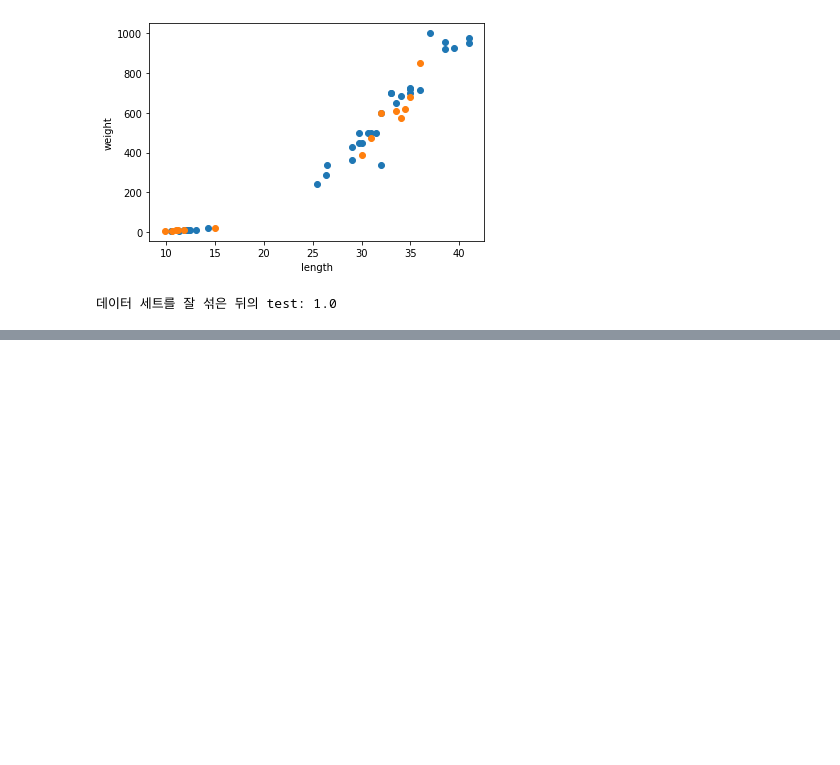
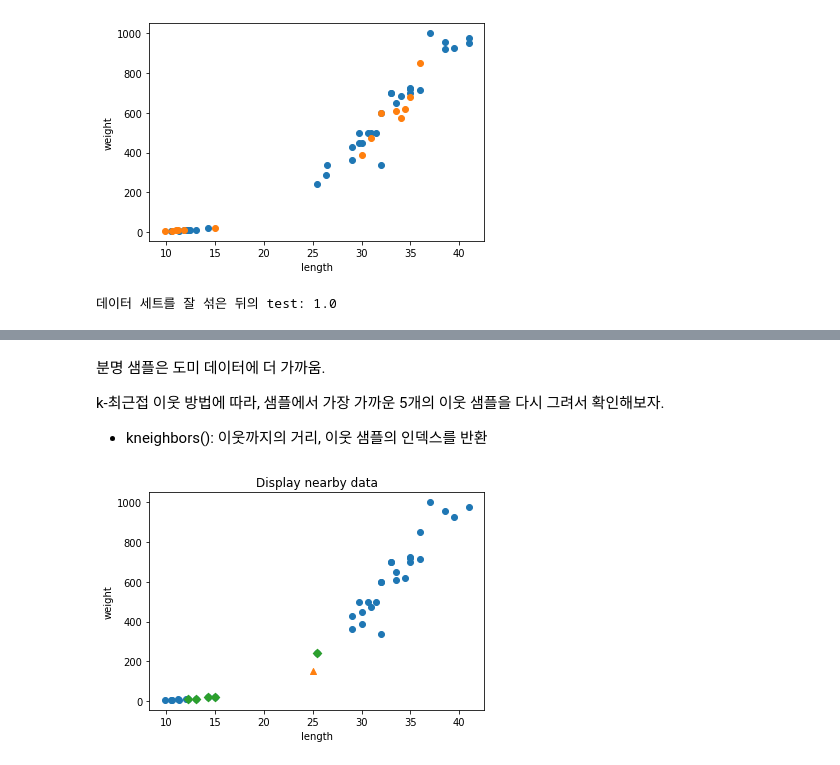
Before and after one commit to 5jisoo/ML-DL-Study, a Jupyter notebook: Chap02.ipynb, the cells around one changed output, grey strips where cells are left out. Cells and saved outputs as stored; diff of their text form; code cells hidden in the pictures; blank space fills up the shorter version.

```diff
--- a/Chap02.ipynb
+++ b/Chap02.ipynb
@@ -257,0 +394,18 @@ print("데이터 세트를 잘 섞은 뒤의 test:", kn.score(test_input, test_t
+# %% [markdown]
+분명 샘플은 도미 데이터에 더 가까움.
+
+k-최근접 이웃 방법에 따라, 샘플에서 가장 가까운 5개의 이웃 샘플을 다시 그려서 확인해보자.
+
+- kneighbors(): 이웃까지의 거리, 이웃 샘플의 인덱스를 반환
+# %%
+distances, indexes = kn.kneighbors([[25, 150]]) # 샘플에서 가까운 이웃들의 거리, 인덱스를 저장
+
+plt.title("Display nearby data")
+plt.scatter(train_input[:, 0], train_input[:, 1])
+plt.scatter(25, 150, marker = '^')
+plt.scatter(train_input[indexes, 0], train_input[indexes, 1], marker='D')
+plt.xlabel('length')
+plt.ylabel('weight')
+plt.show()
+# %% [output]
+[figure, added]
```
Also changed, not shown: parts of 43 cells of this notebook.
